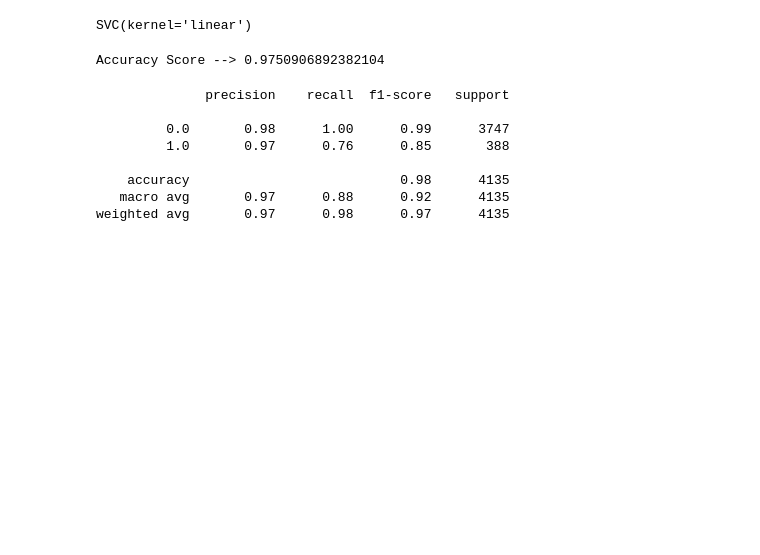
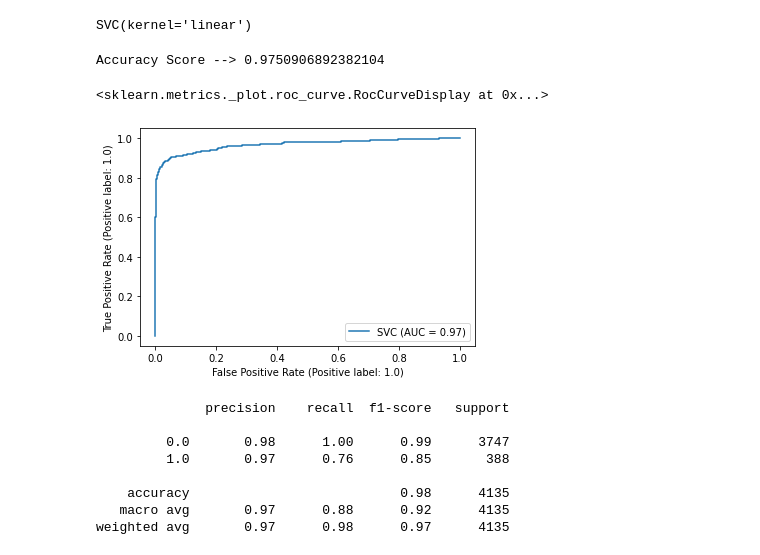
Before and after one commit to Jitensid/Data-Science-Lab-Submissions, a Jupyter notebook: Lab 8/DS_Lab_Exp_8.ipynb, the cells around one changed output. Drawn from its saved outputs; the diff is of its cells as text; code cells hidden in the pictures; blank space fills up the shorter version.

Commit message:
Pulsar Data Exp 8 SVM

```diff
--- a/Lab 8/DS_Lab_Exp_8.ipynb
+++ b/Lab 8/DS_Lab_Exp_8.ipynb
@@ -465,6 +465,12 @@ from sklearn.metrics import accuracy_score
 print(f'Accuracy Score --> {accuracy_score(y_test, linear_pulsar_svc.predict(X_test))}')
 # %% [output]
 Accuracy Score --> 0.9750906892382104
+# %%
+from sklearn.metrics import plot_roc_curve
+plot_roc_curve(linear_pulsar_svc, X_test, y_test)
+# %% [output]
+<sklearn.metrics._plot.roc_curve.RocCurveDisplay at 0x...>
+[figure, added]
 # %%
 from sklearn.metrics import classification_report
 print(classification_report(y_test, linear_pulsar_svc.predict(X_test)))
```
Also changed, not shown: parts of 7 cells of this notebook.
